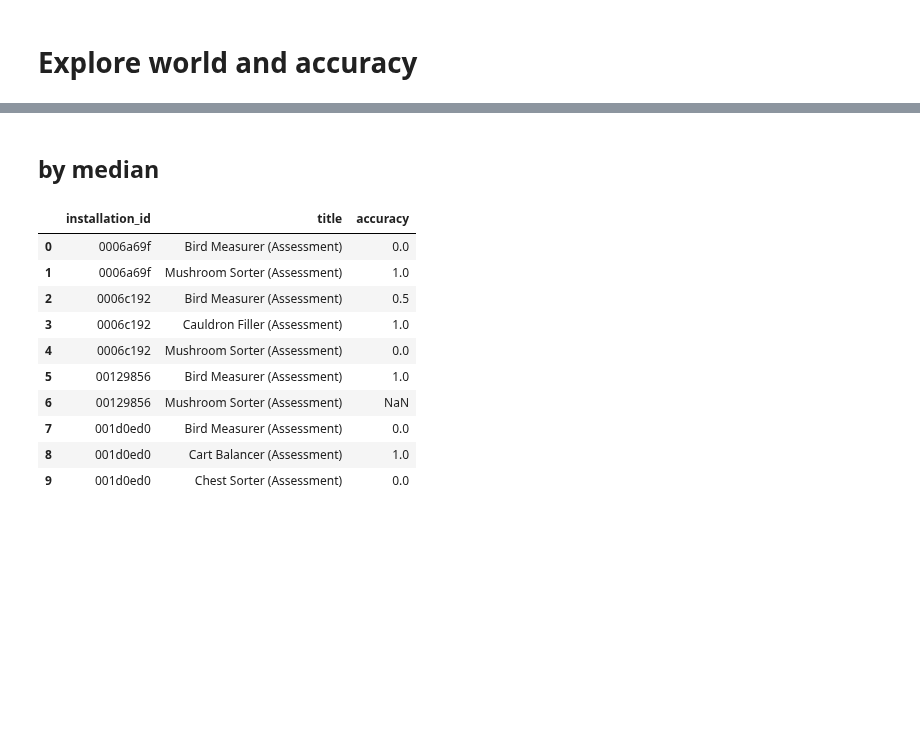
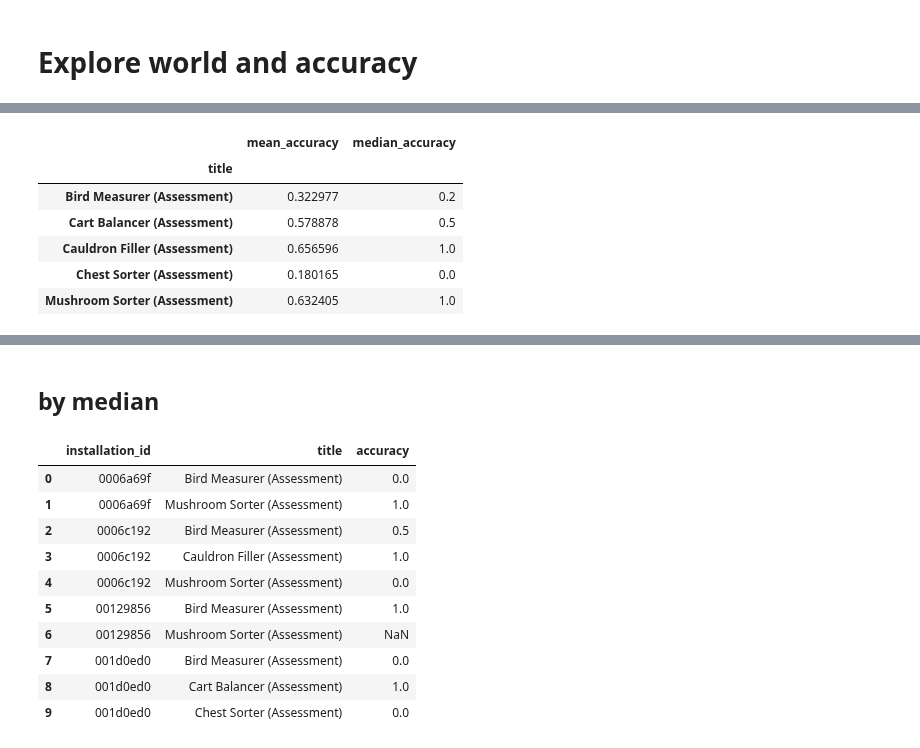
Before and after one commit to cats-in-the-hat/PBS-KIDS2, a Jupyter notebook: faith/faith_explore_game_time-Copy1.ipynb, the cells around one changed output, grey strips where cells are left out. Drawn from its saved outputs; the diff is of its cells as text; code cells hidden in the pictures; blank space fills up the shorter version.

```diff
--- a/faith/faith_explore_game_time-Copy1.ipynb
+++ b/faith/faith_explore_game_time-Copy1.ipynb
@@ -133,0 +257,12 @@ assess = df[df.type == 'Assessment']
+# %%
+temp_acc = assess.groupby('title')[['accuracy']].agg(['mean', 'median'])
+temp_acc.columns = ['mean_accuracy', 'median_accuracy']
+temp_acc
+# %% [output]
+|  | mean_accuracy | median_accuracy |
+| title |  |  |
+| Bird Measurer (Assessment) | 0.322977 | 0.2 |
+| Cart Balancer (Assessment) | 0.578878 | 0.5 |
+| Cauldron Filler (Assessment) | 0.656596 | 1.0 |
+| Chest Sorter (Assessment) | 0.180165 | 0.0 |
+| Mushroom Sorter (Assessment) | 0.632405 | 1.0 |
```
Also changed, not shown: parts of 19 cells of this notebook.
